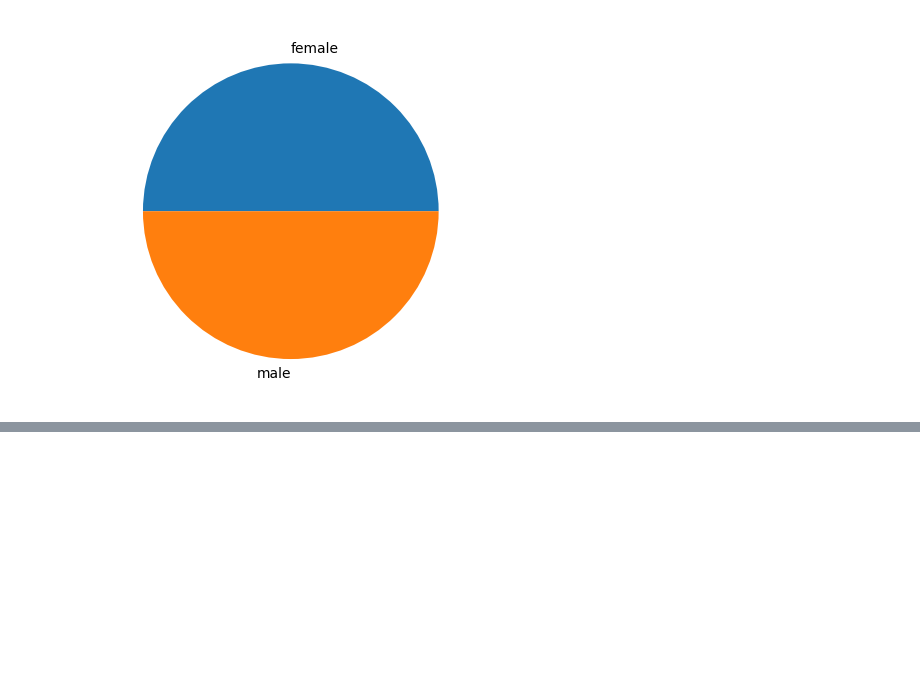
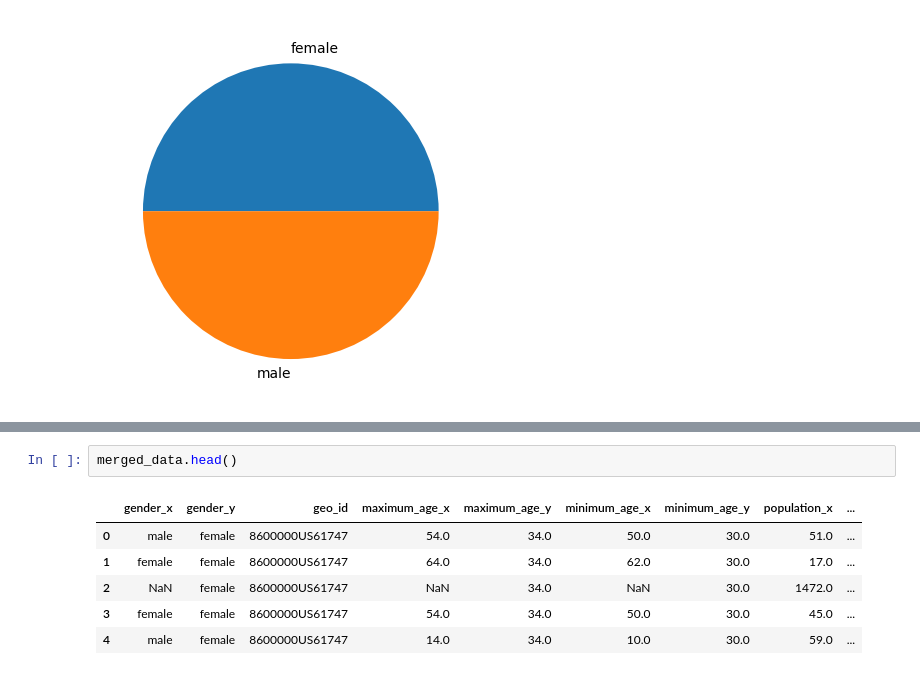
Before and after one commit to RobBecht/Population-Growth, a Jupyter notebook: PopGrowth.ipynb, the cells around one changed output, grey strips where cells are left out. Drawn from its saved outputs; the diff is of its cells as text; blank space fills up the shorter version.

```diff
--- a/PopGrowth.ipynb
+++ b/PopGrowth.ipynb
@@ -161,0 +175,9 @@ plt.show()
+# %%
+merged_data.head()
+# %% [output]
+|  | gender_x | gender_y | geo_id | maximum_age_x | maximum_age_y | minimum_age_x | minimum_age_y | population_x | ... |
+| 0 | male | female | 8600000US61747 | 54.0 | 34.0 | 50.0 | 30.0 | 51.0 | ... |
+| 1 | female | female | 8600000US61747 | 64.0 | 34.0 | 62.0 | 30.0 | 17.0 | ... |
+| 2 | NaN | female | 8600000US61747 | NaN | 34.0 | NaN | 30.0 | 1472.0 | ... |
+| 3 | female | female | 8600000US61747 | 54.0 | 34.0 | 50.0 | 30.0 | 45.0 | ... |
+| 4 | male | female | 8600000US61747 | 14.0 | 34.0 | 10.0 | 30.0 | 59.0 | ... |
```
Also changed, not shown: parts of 19 cells of this notebook, 1 other file.
